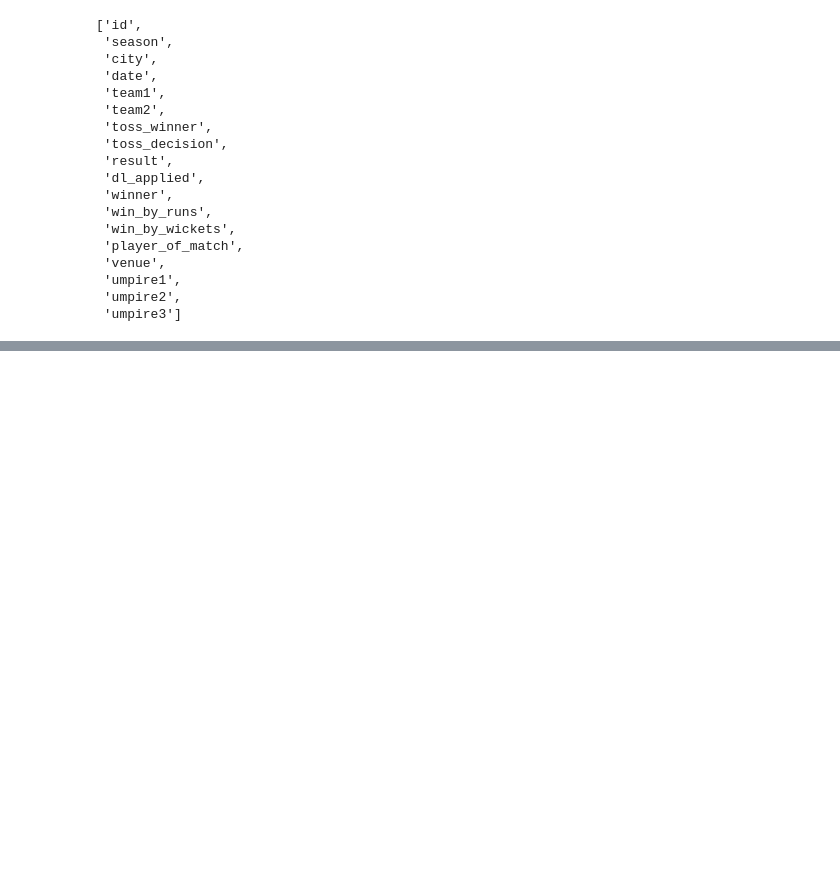
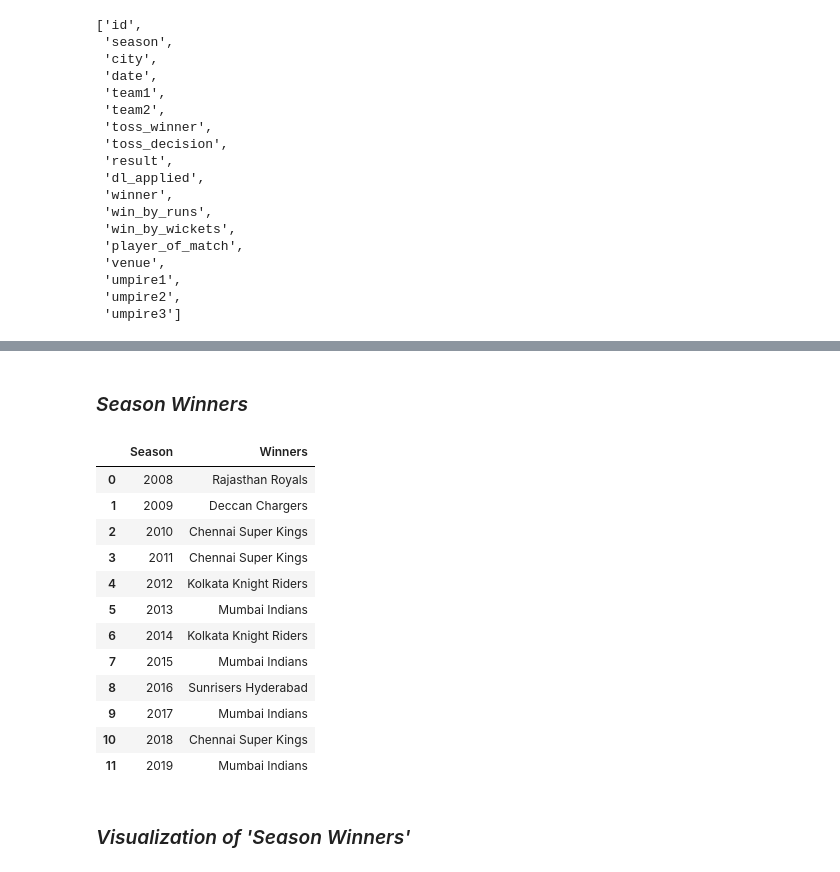
Before and after one commit to Amrit007-droid/DataEDA, a Jupyter notebook: Indian_Premier_League_EDA.ipynb, the cells around one changed output, grey strips where cells are left out. Drawn from its saved outputs; the diff is of its cells as text; code cells hidden in the pictures; blank space fills up the shorter version.

```diff
--- a/Indian_Premier_League_EDA.ipynb
+++ b/Indian_Premier_League_EDA.ipynb
@@ -221,0 +252,2 @@ list(matches_df.columns)
+# %%
+ipl_df = ipl_df.drop(['team2', 'id', 'venue', 'umpire1', 'umpire2', 'umpire3', 'penalty_runs'],axis = 1)
@@ -221,0 +266,25 @@ list(matches_df.columns)
+# %% [markdown]
+### *Season Winners*
+# %%
+winners = []
+for i in season:
+  winners.append(matches_df[matches_df.season == i].iloc[-1:,-8].values[0])
+
+season_winners = pd.DataFrame({'Season':season, 'Winners':winners})
+season_winners
+# %% [output]
+|  | Season | Winners |
+| 0 | 2008 | Rajasthan Royals |
+| 1 | 2009 | Deccan Chargers |
+| 2 | 2010 | Chennai Super Kings |
+| 3 | 2011 | Chennai Super Kings |
+| 4 | 2012 | Kolkata Knight Riders |
+| 5 | 2013 | Mumbai Indians |
+| 6 | 2014 | Kolkata Knight Riders |
+| 7 | 2015 | Mumbai Indians |
+| 8 | 2016 | Sunrisers Hyderabad |
+| 9 | 2017 | Mumbai Indians |
+| 10 | 2018 | Chennai Super Kings |
+| 11 | 2019 | Mumbai Indians |
+# %% [markdown]
+### *Visualization of 'Season Winners'*
```
Also changed, not shown: parts of 20 cells of this notebook.
